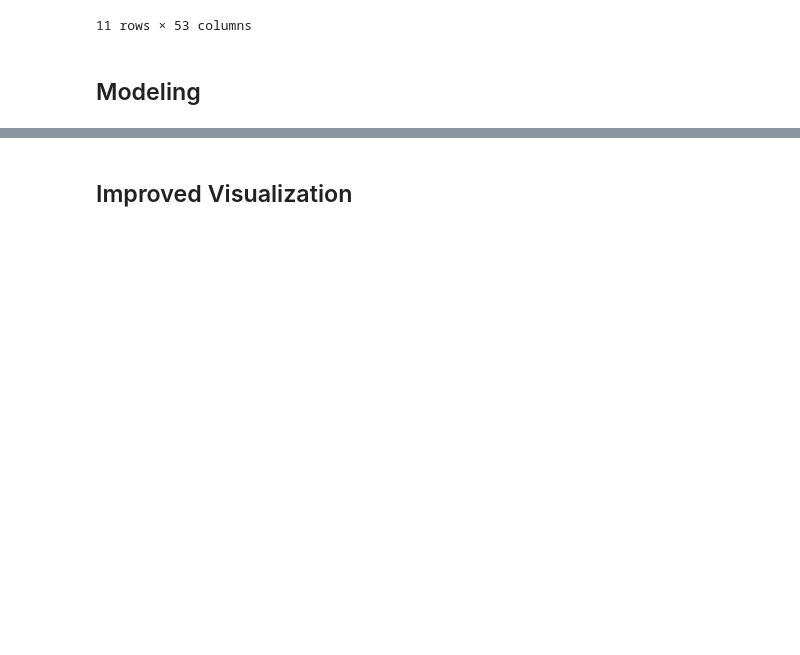
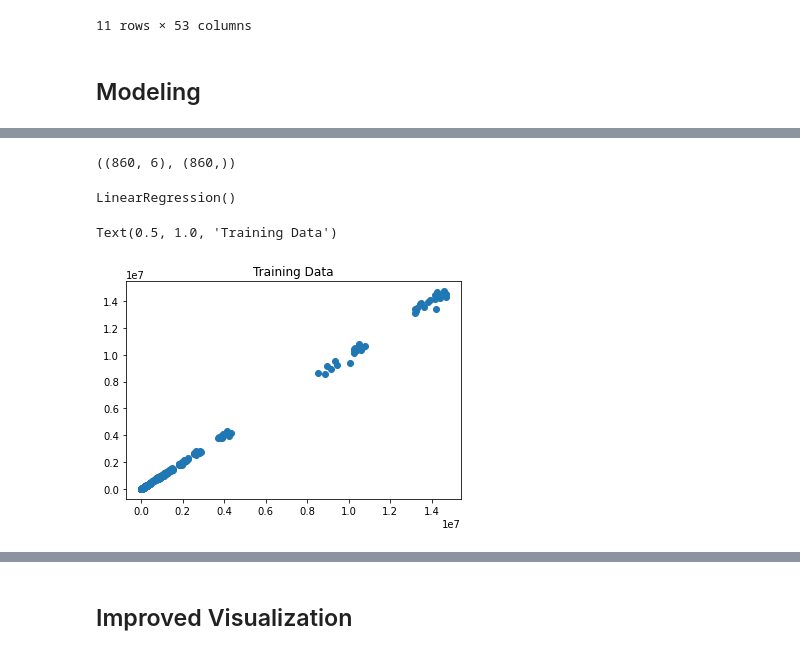
Before and after one commit to reach2sayan/data-1050-infinity, a Jupyter notebook: enhancement.ipynb, the cells around one changed output, grey strips where cells are left out. Saved outputs shown, nothing was run; the diff lists cells and outputs as text; code cells hidden in the pictures; blank space fills up the shorter version.

```diff
--- a/enhancement.ipynb
+++ b/enhancement.ipynb
@@ -79,4 +23,0 @@ df_ebal["REF_AREA"] = [area_dict["{:03d}".format(i)] for i in df_ebal["REF_AREA"
-# %%
-for i in root:
-    f = urllib.request.urlopen("https://data.un.org/ws/rest/codelist/unsd/CL_AREA/").read()
-    root = ElementTree.fromstring(f)
@@ -199,0 +114,2 @@ lm.fit()
+# %%
+values = df_unfcc.groupby(["TIME_PERIOD", "REF_AREA"])["value"].sum().unstack(level=0)
@@ -199,0 +151,10 @@ lm.fit()
+# %%
+window = 6
+model = LinearRegression()
+X = []
+y = []
+for i in range(values.shape[1] - window - 1):
+    X.append(values.values[:, i:(i + window)])
+    y.append(values.values[:, i + window])
+train_X = np.concatenate(X[:-1])
+train_y = np.concatenate(y[:-1])
@@ -199,0 +164,14 @@ lm.fit()
+# %%
+X.shape, y.shape
+# %% [output]
+((860, 6), (860,))
+# %%
+model.fit(train_X, train_y)
+# %% [output]
+LinearRegression()
+# %%
+plt.scatter(model.predict(train_X), train_y)
+plt.title("Training Data")
+# %% [output]
+Text(0.5, 1.0, 'Training Data')
+[figure, added]
```
Also changed, not shown: parts of 52 cells of this notebook.
